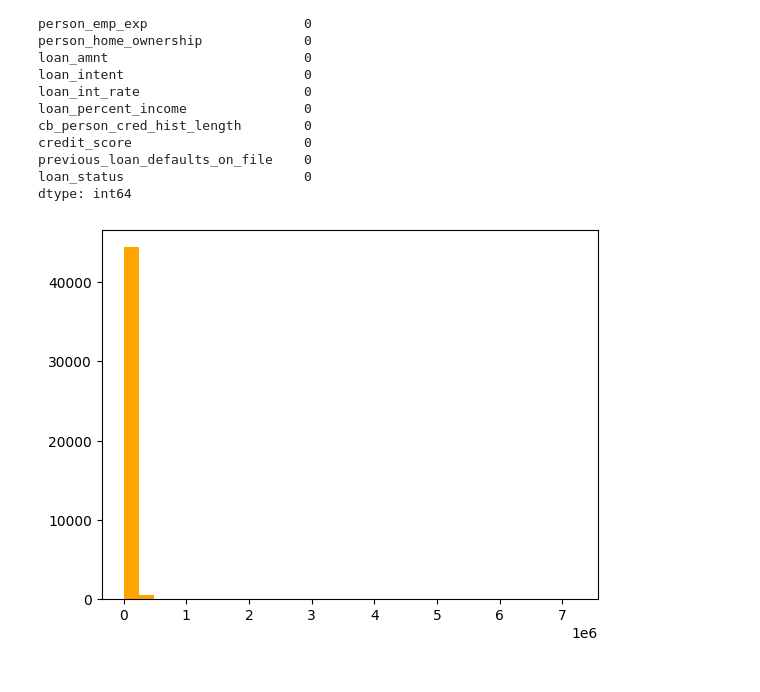
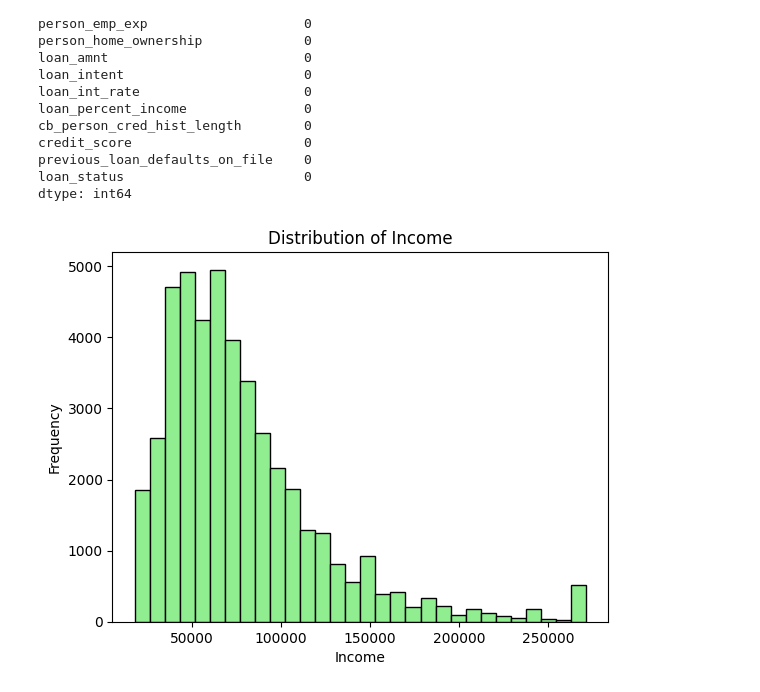
Before and after one commit to Kos-en/Pythia, a Jupyter notebook: weakest_olympians/nike.ipynb, the cells around one changed output. Drawn from its saved outputs; the diff is of its cells as text; code cells hidden in the pictures.

```diff
--- a/weakest_olympians/nike.ipynb
+++ b/weakest_olympians/nike.ipynb
@@ -10,6 +15,6 @@ from sklearn.metrics import mean_squared_error, r2_score
 # %%
 # Import the dataset
-df= pd.read_csv("/Users/joe/Desktop/ml_learnings/data_files/loan_data.csv")
+df= pd.read_csv("../data_files/loan_data.csv")
 # %%
 # Introspect the dataset
 df.head()
@@ -44,3 +51,12 @@ df.info
+# %%
+# Remove unrealistic datapoints
+df = df[(df["person_age"] <= 80) & (df["person_emp_exp"] <= df["person_age"])]
+# %%
+# Cap the data to remove outliers and normalize data
+lower = df["person_income"].quantile(0.01)
+upper = df["person_income"].quantile(0.99)
+
+df["person_income"] = df["person_income"].clip(lower=lower, upper=upper)
 # %% [markdown]
 ### EXPLORATORY ANALYSIS TO UNDERSTAND THE DATA.
 # %%
@@ -64,7 +80,10 @@ loan_status                       0
 dtype: int64
 # %%
 # Distribution of target variable (income)
-plt.hist(df["person_income"], bins=30, color="orange")
+plt.hist(df["person_income"], bins=30, color="lightgreen", edgecolor="black")
+plt.title("Distribution of Income")
+plt.xlabel("Income")
+plt.ylabel("Frequency")
 plt.show()
 # %% [output]
-[figure, old version]
+[figure, new version]
```
Also changed, not shown: parts of 15 cells of this notebook.
